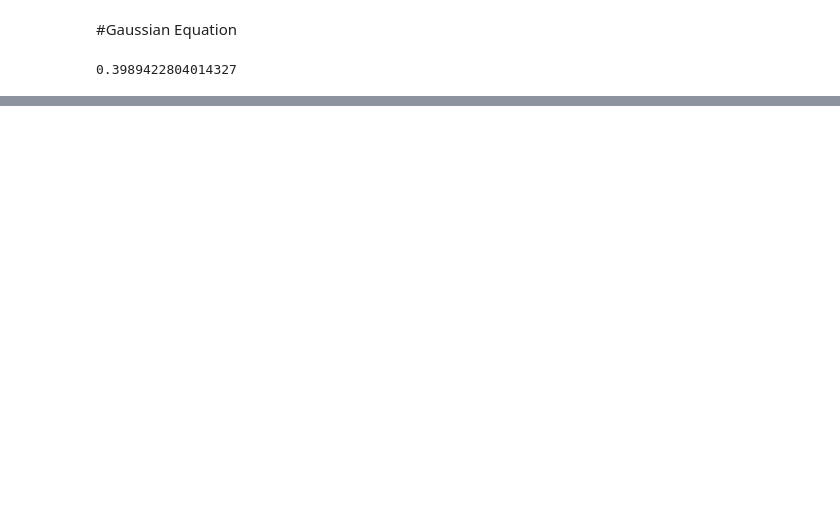
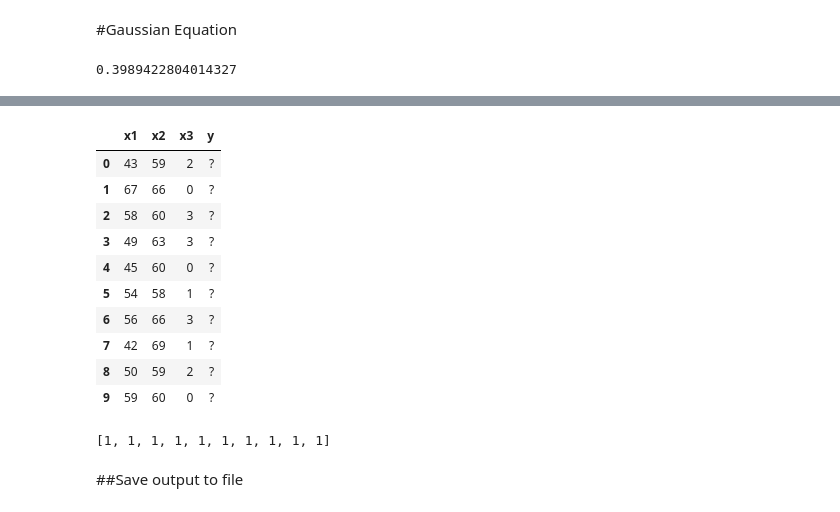
Before and after one commit to satriadhm/naive-bayes-binary-classification, a Jupyter notebook: NaiveBayesClassification.ipynb, the cells around one changed output, grey strips where cells are left out. Cells and saved outputs as stored; diff of their text form; code cells hidden in the pictures; blank space fills up the shorter version.

```diff
--- a/NaiveBayesClassification.ipynb
+++ b/NaiveBayesClassification.ipynb
@@ -155,0 +219,38 @@ rata-rata akurasi = 73.03%
+# %%
+df = df.drop("id", axis = 1)
+df
+# %% [output]
+|  | x1 | x2 | x3 | y |
+| 0 | 43 | 59 | 2 | ? |
+| 1 | 67 | 66 | 0 | ? |
+| 2 | 58 | 60 | 3 | ? |
+| 3 | 49 | 63 | 3 | ? |
+| 4 | 45 | 60 | 0 | ? |
+| 5 | 54 | 58 | 1 | ? |
+| 6 | 56 | 66 | 3 | ? |
+| 7 | 42 | 69 | 1 | ? |
+| 8 | 50 | 59 | 2 | ? |
+| 9 | 59 | 60 | 0 | ? |
+# %%
+def generateDataFromModel():
+  preds = []
+  train = fold_third[0]
+  test = df
+  summaries = summarize_by_class(train)
+  for _, row in test.iterrows():
+        # Cek apakah nilai y pada baris saat ini adalah '?'
+        if row['y'] == '?':
+            # Hitung probabilitas menggunakan fungsi calculation_probabilites_class
+            probs = calculation_probabilites_class(row.drop('y'), summaries)
+            # Ambil kelas dengan probabilitas tertinggi sebagai hasil prediksi
+            predicted_class = max(probs, key=probs.get)
+            # Ganti nilai '?' dengan hasil prediksi
+            row['y'] = predicted_class
+        preds.append(row['y'])
+  return preds
+
+generateDataFromModel()
+# %% [output]
+[1, 1, 1, 1, 1, 1, 1, 1, 1, 1]
+# %% [markdown]
+##Save output to file
```
Also changed, not shown: parts of 17 cells of this notebook, 1 other file.
